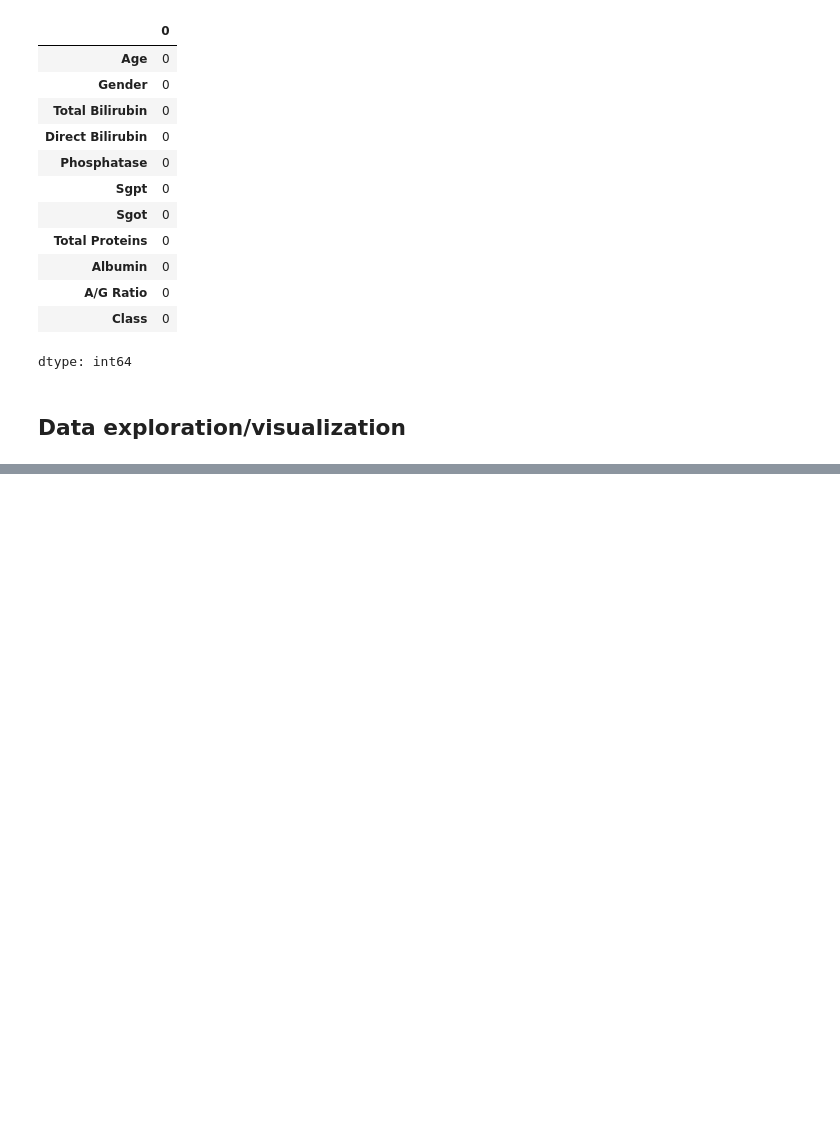
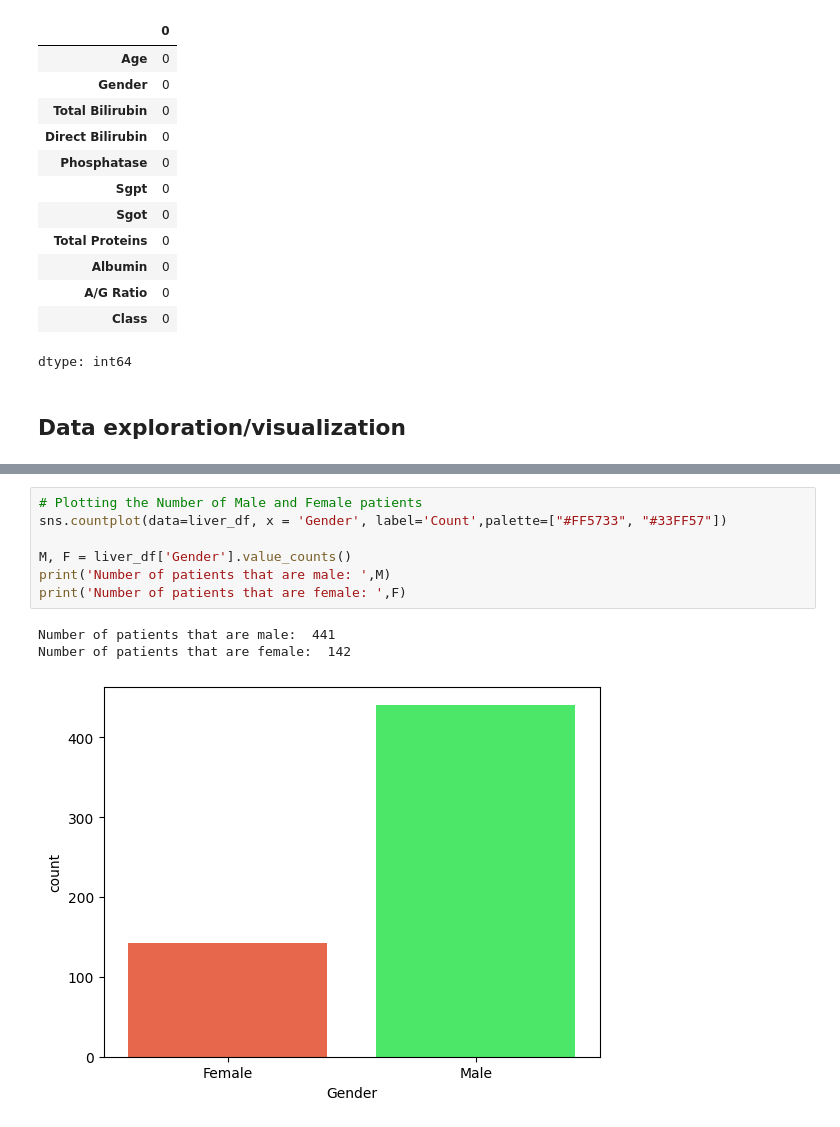
Before and after one commit to Evans2424/IACEC_Project_Model_Performance_Analysis, a Jupyter notebook: IACEC_MLProject.ipynb, the cells around one changed output, grey strips where cells are left out. Drawn from its saved outputs; the diff is of its cells as text; blank space fills up the shorter version.

```diff
--- a/IACEC_MLProject.ipynb
+++ b/IACEC_MLProject.ipynb
@@ -184,2 +187,13 @@ print('Number of patients not diagnosed with liver disease: ', NLD)
 Number of patients diagnosed with liver disease:  416
 Number of patients not diagnosed with liver disease:  167
+# %%
+# Plotting the Number of Male and Female patients
+sns.countplot(data=liver_df, x = 'Gender', label='Count',palette=["#FF5733", "#33FF57"])
+
+M, F = liver_df['Gender'].value_counts()
+print('Number of patients that are male: ',M)
+print('Number of patients that are female: ',F)
+# %% [output]
+Number of patients that are male:  441
+Number of patients that are female:  142
+[figure, added]
```
Also changed, not shown: parts of 2 cells of this notebook.
